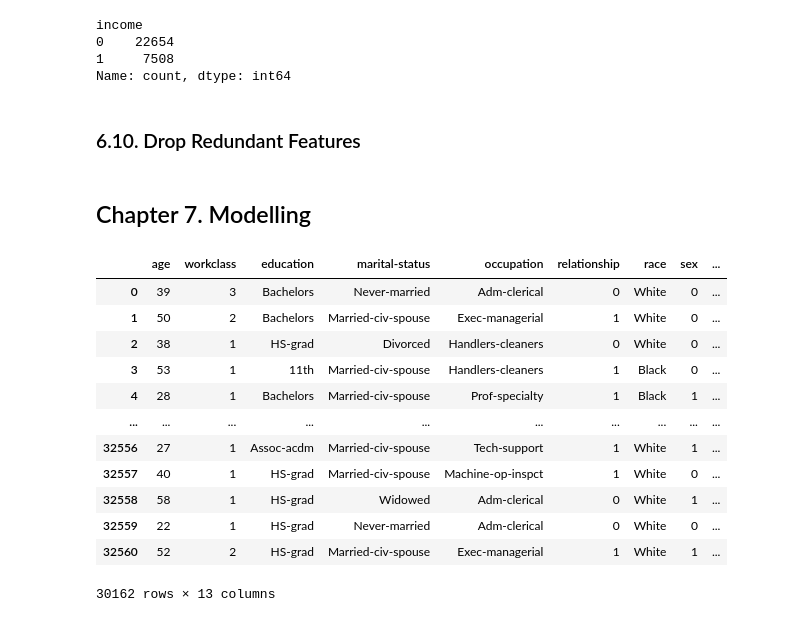
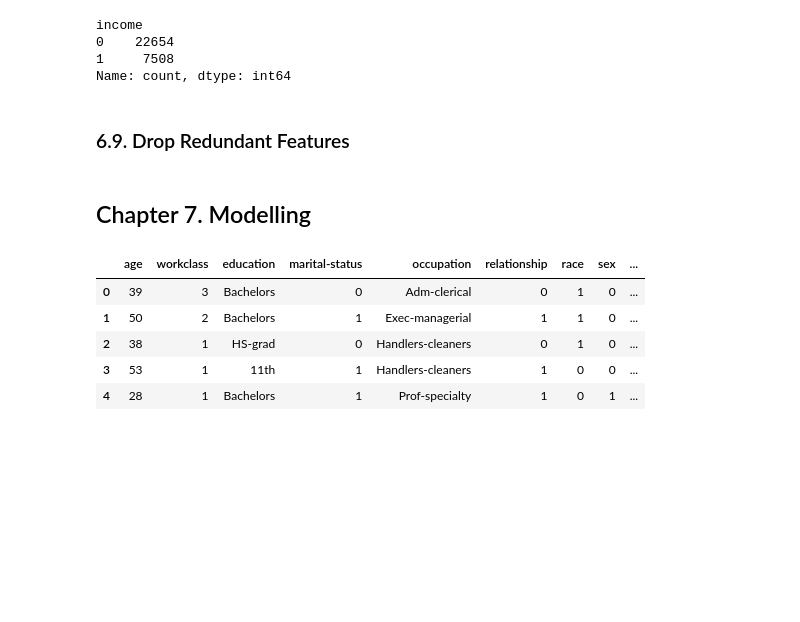
Before and after one commit to Pytode2000/Adult-Census-Income-Machine-Learning-Project, a Jupyter notebook: notebook.ipynb, the cells around one changed output. Cells and saved outputs as stored; diff of their text form; code cells hidden in the pictures; blank space fills up the shorter version.

Commit message:
Feature Engineering 80% done. See Desc.
Left with:
- encoding occupation
- unsure whether to bin numerical columns.

```diff
--- a/notebook.ipynb
+++ b/notebook.ipynb
@@ -830,0 +854,12 @@ Name: count, dtype: int64
+# %%
+# Define the mapping dictionary.
+marital_dict = {
+    " Never-married" : 0, " Divorced" : 0, " Separated" : 0, " Widowed" : 0,
+    " Married-civ-spouse" : 1," Married-spouse-absent" : 1," Married-AF-spouse" : 1
+}
+
+# Replace values using the mapping dictionary.
+adult_data["marital-status"] = adult_data["marital-status"].replace(marital_dict)
+
+# Check.
+adult_data["marital-status"].value_counts()
@@ -881,0 +947,6 @@ Name: count, dtype: int64
+# %%
+# Replace values.
+adult_data["race"] = adult_data["race"].apply(lambda x: 1 if " White" in x else 0)
+
+# Check.
+adult_data["race"].value_counts()
@@ -906,0 +1010,6 @@ Name: count, dtype: int64
+# %%
+# Replace values.
+adult_data["native-country"] = adult_data["native-country"].apply(lambda x: 1 if " United-States" in x else 0)
+
+# Check.
+adult_data["native-country"].value_counts()
@@ -928,23 +1046,18 @@ Name: count, dtype: int64
 # %% [markdown]
-### 6.10. Drop Redundant Features
+### 6.9. Drop Redundant Features
 # %%
 adult_data = adult_data.drop(
-    ["fnlwgt", 'education-num'], axis=1)
+    ["fnlwgt", 'education'], axis=1)
 # %% [markdown]
 ## Chapter 7. Modelling
 # %%
-adult_data
+# Do this in week 9.
-# %% [output]
-|  | age | workclass | education | marital-status | occupation | relationship | race | sex | ... |
-| 0 | 39 | 3 | Bachelors | Never-married | Adm-clerical | 0 | White | 0 | ... |
-| 1 | 50 | 2 | Bachelors | Married-civ-spouse | Exec-managerial | 1 | White | 0 | ... |
-| 2 | 38 | 1 | HS-grad | Divorced | Handlers-cleaners | 0 | White | 0 | ... |
-| 3 | 53 | 1 | 11th | Married-civ-spouse | Handlers-cleaners | 1 | Black | 0 | ... |
-| 4 | 28 | 1 | Bachelors | Married-civ-spouse | Prof-specialty | 1 | Black | 1 | ... |
-| ... | ... | ... | ... | ... | ... | ... | ... | ... | ... |
-| 32556 | 27 | 1 | Assoc-acdm | Married-civ-spouse | Tech-support | 1 | White | 1 | ... |
-| 32557 | 40 | 1 | HS-grad | Married-civ-spouse | Machine-op-inspct | 1 | White | 0 | ... |
-| 32558 | 58 | 1 | HS-grad | Widowed | Adm-clerical | 0 | White | 1 | ... |
-| 32559 | 22 | 1 | HS-grad | Never-married | Adm-clerical | 0 | White | 0 | ... |
-| 32560 | 52 | 2 | HS-grad | Married-civ-spouse | Exec-managerial | 1 | White | 1 | ... |
-30162 rows × 13 columns
+# %%
+adult_data.head()
+# %% [output]
+|  | age | workclass | education | marital-status | occupation | relationship | race | sex | ... |
+| 0 | 39 | 3 | Bachelors | 0 | Adm-clerical | 0 | 1 | 0 | ... |
+| 1 | 50 | 2 | Bachelors | 1 | Exec-managerial | 1 | 1 | 0 | ... |
+| 2 | 38 | 1 | HS-grad | 0 | Handlers-cleaners | 0 | 1 | 0 | ... |
+| 3 | 53 | 1 | 11th | 1 | Handlers-cleaners | 1 | 0 | 0 | ... |
+| 4 | 28 | 1 | Bachelors | 1 | Prof-specialty | 1 | 0 | 1 | ... |
```
Also changed, not shown: parts of 38 cells of this notebook.
